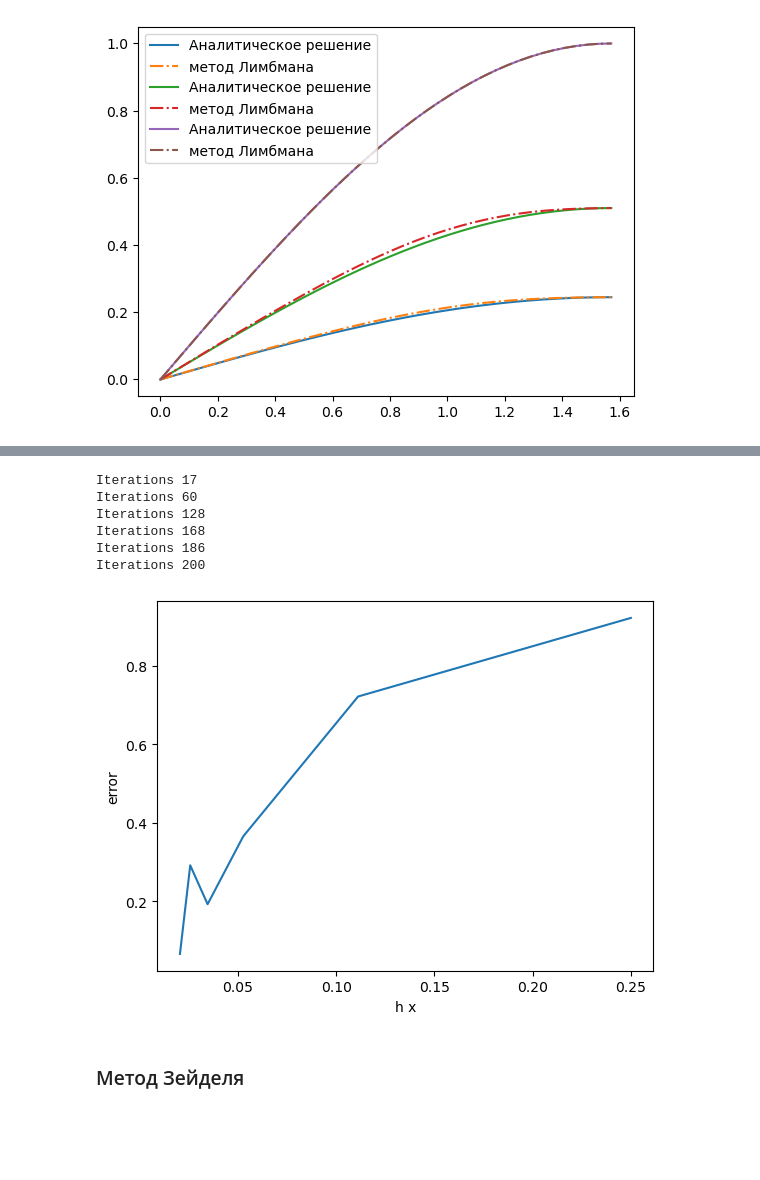
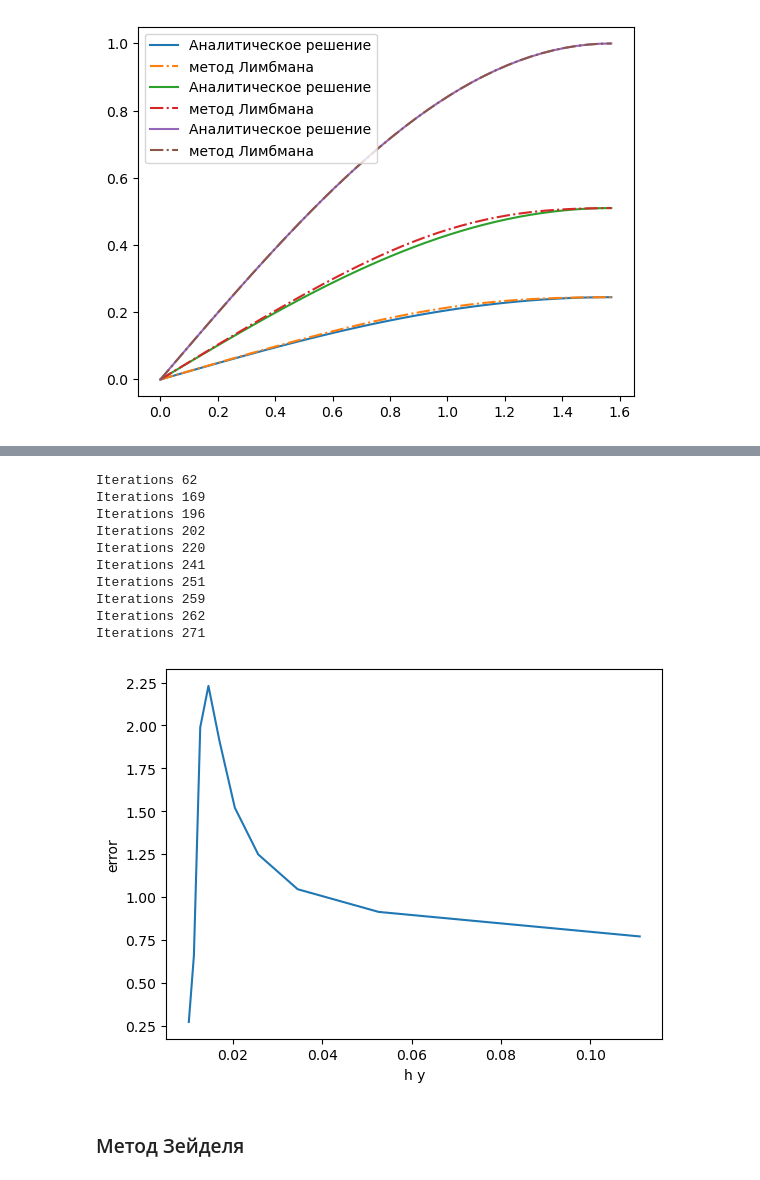
Before and after one commit to JRTitor/Numer2, a Jupyter notebook: lab3.ipynb, the cells around one changed output, grey strips where cells are left out. Saved outputs shown, nothing was run; the diff lists cells and outputs as text; code cells hidden in the pictures; blank space fills up the shorter version.

```diff
--- a/lab3.ipynb
+++ b/lab3.ipynb
@@ -186,7 +184,7 @@ plot_graphs(X, Y, UU, U_true, 'метод Лимбмана')
 Iterations 203
 [figure]
 # %%
-N = [5, 10, 20, 30, 40, 50]
+N = [10, 20, 30, 40, 50, 60, 70, 80, 90, 100]
 # %%
 H_X1, ERROR_X1 = get_error_array_with_h(N, x_left, x_right, y_left, y_right, a, b, c, d=0, eps=0.0005, n_x=20, n_y=avg(N), find_u=limbman)
 h_error_plot(H_X1, ERROR_X1)
@@ -201,14 +203,18 @@ Iterations 163
 # %%
 H_Y1, ERROR_Y1 = get_error_array_with_h(N, x_left, x_right, y_left, y_right, a, b, c, d=0, eps=0.0005, n_x=avg(N), n_y=20, for_x=False, find_u=limbman)
-h_error_plot(H_Y1, ERROR_Y1)
+h_error_plot(H_Y1, ERROR_Y1, s=' y')
 # %% [output]
-Iterations 17
-Iterations 60
-Iterations 128
-Iterations 168
-Iterations 186
-Iterations 200
+Iterations 62
+Iterations 169
+Iterations 196
+Iterations 202
+Iterations 220
+Iterations 241
+Iterations 251
+Iterations 259
+Iterations 262
+Iterations 271
-[figure, old version]
+[figure, new version]
 # %% [markdown]
 ### Метод Зейделя
 # %%
```
Also changed, not shown: parts of 11 cells of this notebook, 2 other files.
